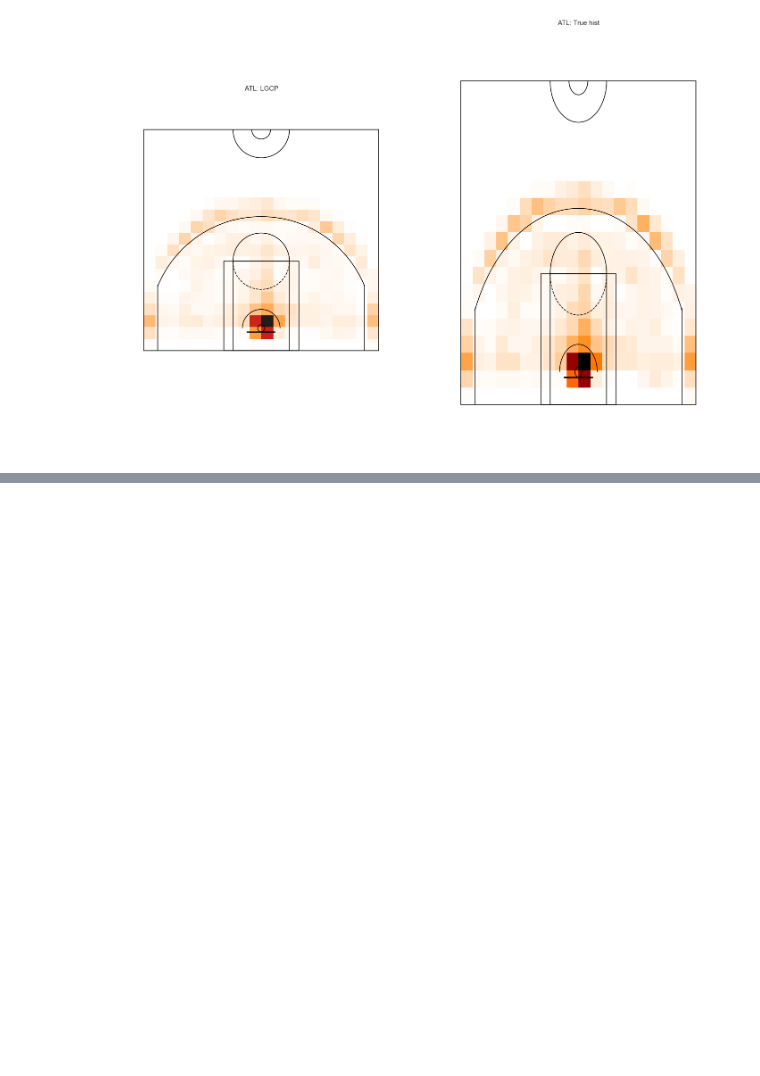
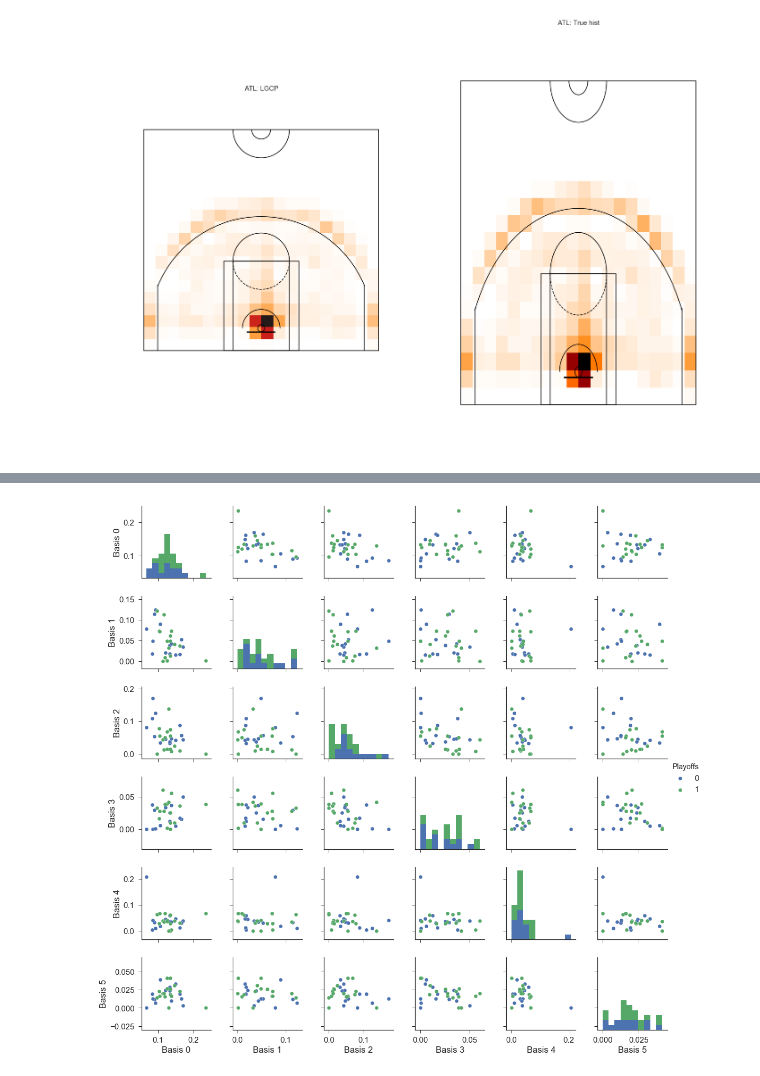
Before and after one commit to geoffpoon/nba_shot_chart, a Jupyter notebook: scripts/init_EDA.ipynb, the cells around one changed output, grey strips where cells are left out. Drawn from its saved outputs; the diff is of its cells as text; code cells hidden in the pictures; blank space fills up the shorter version.

```diff
--- a/scripts/init_EDA.ipynb
+++ b/scripts/init_EDA.ipynb
@@ -361,8 +362,8 @@ result = scipy.optimize.minimize(neg_logLike, z_guess,
 z_MaxLike = result["x"]
 z0_MaxLike = z_MaxLike[0]
 zn_MaxLike = z_MaxLike[1:]
-lambda_v = np.exp(z0_MaxLike + zn_MaxLike)
-lambda_v
+lambdaN_v = np.exp(z0_MaxLike + zn_MaxLike)
+lambdaN_v
 # %% [output]
 array([  3.09291382e+00,   4.20033335e+01,   9.06115048e+01,
          4.04880237e+01,   2.06139570e+01,   5.28920617e+00,
@@ -422,0 +511,14 @@ plt.show()
+# %%
+df_W = pd.DataFrame(W, index=teams_shotHist_train.keys(), columns = ['Basis %d'%i for i in range(n_comp)])
+
+df_W['Playoffs'] = pd.Series(np.zeros(30, dtype='int'), index=df_W.index)
+playoffTeams_east = ['IND', 'MIA', 'TOR', 'CHI',
+                     'WAS', 'BKN', 'CHA', 'ATL']
+playoffTeams_west = ['SAS', 'OKC', 'LAC', 'HOU',
+                     'POR', 'GSW', 'MEM', 'DAL']
+for team in playoffTeams_east:
+    df_W.set_value(team,'Playoffs', 1)
+for team in playoffTeams_west:
+    df_W.set_value(team,'Playoffs', 1)
+
+df_W
@@ -422,0 +543,6 @@ plt.show()
+# %%
+import seaborn as sns
+sns.pairplot(df_W, vars=['Basis %d'%i for i in range(n_comp)], hue="Playoffs")
+plt.show()
+# %% [output]
+[figure, added]
```
Also changed, not shown: parts of 10 cells of this notebook.
